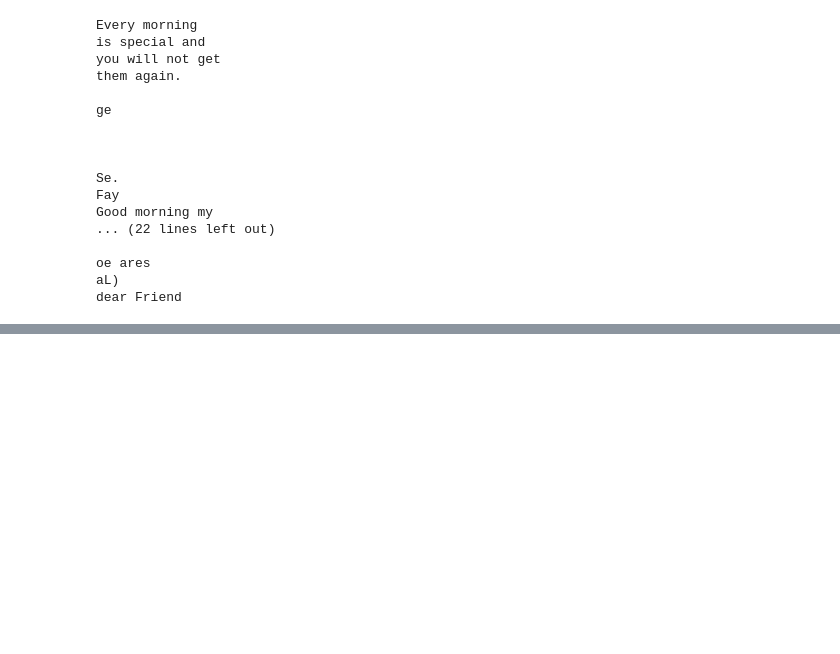
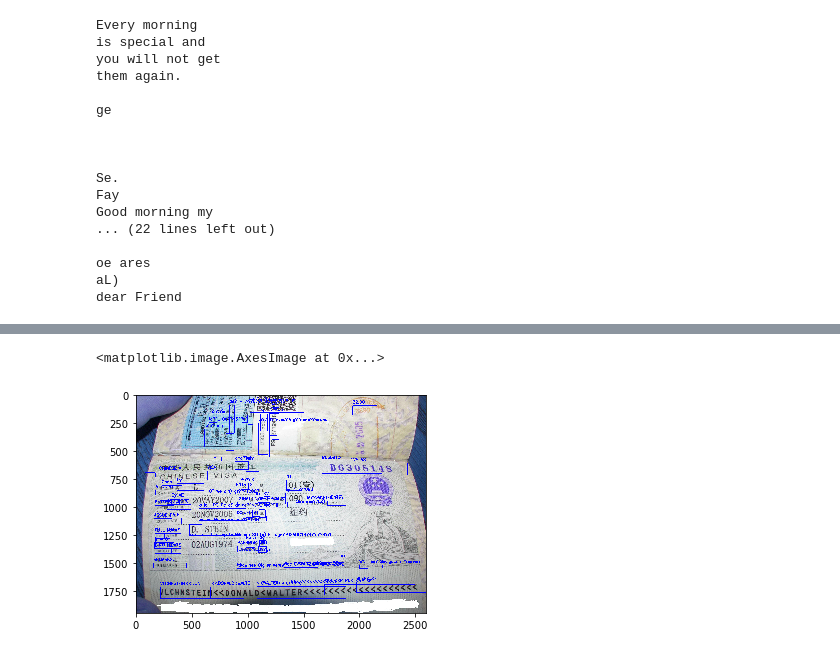
Before and after one commit to agathe-balayn/man_machine_image_privatisation, a Jupyter notebook: test_OCR.ipynb, the cells around one changed output, grey strips where cells are left out. Drawn from its saved outputs; the diff is of its cells as text; code cells hidden in the pictures; blank space fills up the shorter version.

```diff
--- a/test_OCR.ipynb
+++ b/test_OCR.ipynb
@@ -164,0 +278,15 @@ cv2.waitKey(0)
+# %%
+# load the input image and grab the image dimensions
+image = cv2.imread('2017_11534654.jpg')
+orig = image.copy()
+(origH, origW) = image.shape[:2]
+# set the new width and height and then determine the ratio in change
+# for both the width and height
+#(newW, newH) = (2 * origW, 2*origH) #(args["width"], args["height"])
+(newW, newH) = (origW, origH)
+(newW, newH) = (round_down(newW, 32), round_down(newH, 32))
+rW = origW / float(newW)
+rH = origH / float(newH)
+# resize the image and grab the new image dimensions
+image = cv2.resize(image, (newW, newH))
+(H, W) = image.shape[:2]
@@ -164,0 +371,22 @@ cv2.waitKey(0)
+# %%
+# sort the results bounding box coordinates from top to bottom
+results = sorted(results, key=lambda r:r[0][1])
+output = orig.copy()
+# loop over the results
+for ((startX, startY, endX, endY), text) in results:
+	# display the text OCR'd by Tesseract
+	print("OCR TEXT")
+	print("========")
+	print("{}\n".format(text))
+	# strip out non-ASCII text so we can draw the text on the image
+	# using OpenCV, then draw the text and a bounding box surrounding
+	# the text region of the input image
+	text = "".join([c if ord(c) < 128 else "" for c in text]).strip()
+	#output = orig.copy()
+	cv2.rectangle(output, (startX, startY), (endX, endY),
+		(0, 0, 255), 2)
+	cv2.putText(output, text, (startX, startY - 20),
+		cv2.FONT_HERSHEY_SIMPLEX, 1.2, (0, 0, 255), 3)
+	# show the output image
+	#cv2.imshow("Text Detection", output)
+	#cv2.waitKey(0)
@@ -164,0 +412,6 @@ cv2.waitKey(0)
+# %%
+import matplotlib.pyplot as plt
+plt.imshow(output)
+# %% [output]
+<matplotlib.image.AxesImage at 0x...>
+[figure, added]
```
Also changed, not shown: parts of 12 cells of this notebook, 1 other file.
